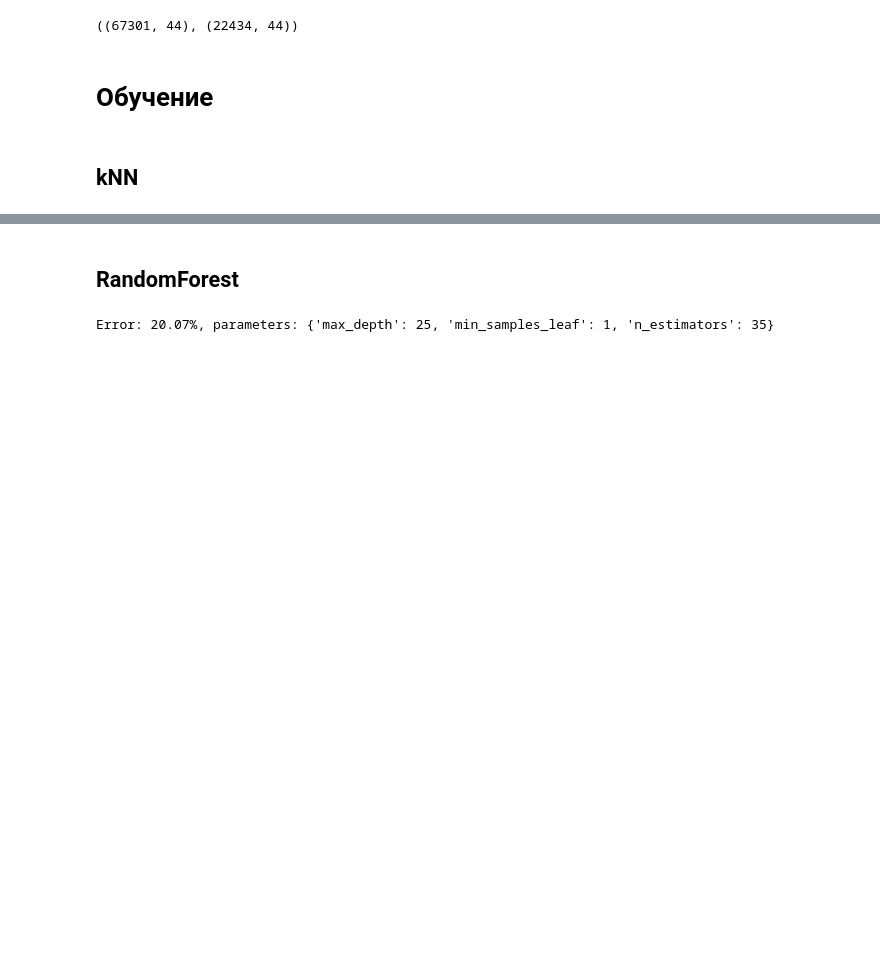
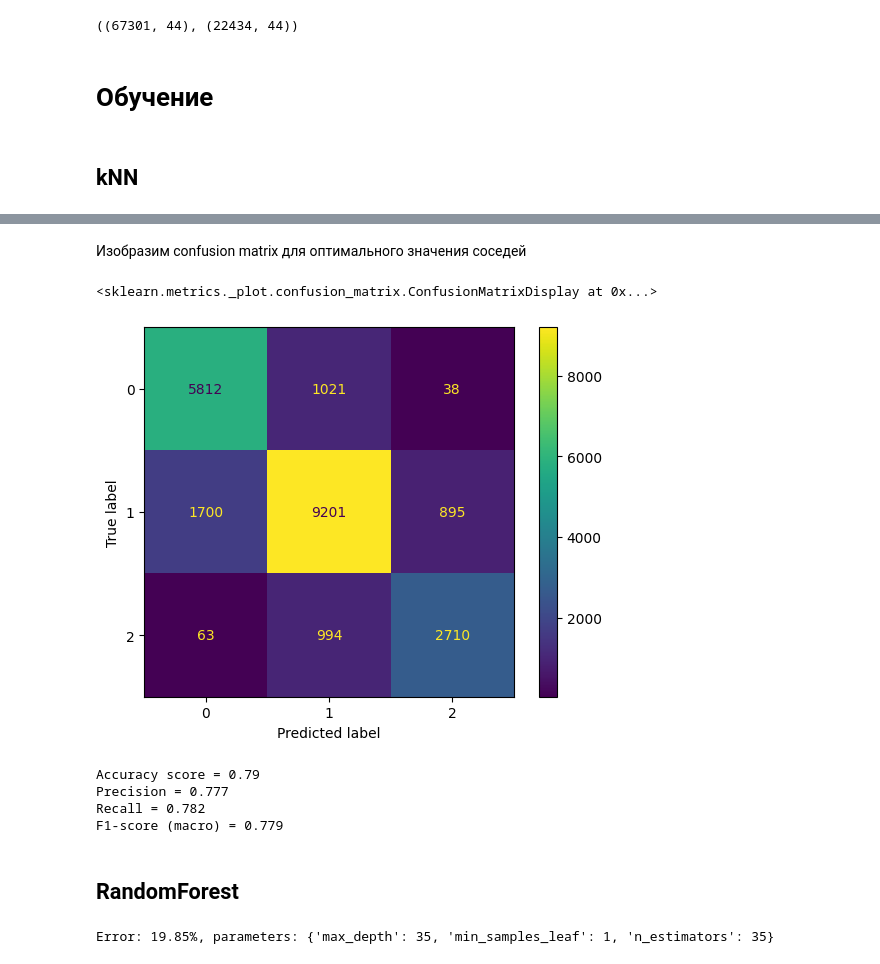
Before and after one commit to futind/Machine_Learning_Course, a Jupyter notebook: Homework.ipynb, the cells around one changed output, grey strips where cells are left out. Cells and saved outputs as stored; diff of their text form; code cells hidden in the pictures; blank space fills up the shorter version.

```diff
--- a/Homework.ipynb
+++ b/Homework.ipynb
@@ -1361,14 +1324,37 @@ plt.plot(num_neighbors, test_mistake)
+# %% [markdown]
+Изобразим confusion matrix для оптимального значения соседей
+# %%
+from sklearn.metrics import ConfusionMatrixDisplay
+CM = confusion_matrix(y_test, kNN_best_prediction, labels = kNN_model.classes_)
+display = ConfusionMatrixDisplay(confusion_matrix=CM, display_labels = kNN_model.classes_)
+display.plot()
+# %% [output]
+<sklearn.metrics._plot.confusion_matrix.ConfusionMatrixDisplay at 0x...>
+[figure, added]
+# %%
+from sklearn.metrics import f1_score
+from sklearn.metrics import precision_score
+from sklearn.metrics import recall_score
+print(f'Accuracy score = {accuracy_score(y_test, kNN_best_prediction).round(3)}')
+print(f'Precision (macro) = {precision_score(y_test, kNN_best_prediction, average = 'macro').round(3)}')
+print(f'Recall (macro) = {recall_score(y_test, kNN_best_prediction, average = 'macro').round(3)}')
+print(f'F1-score (macro) = {f1_score(y_test, kNN_best_prediction, average = 'macro').round(3)}')
+# %% [output]
+Accuracy score = 0.79
+Precision = 0.777
+Recall = 0.782
+F1-score (macro) = 0.779
 # %% [markdown]
 ## RandomForest
 # %%
-rf_param = {"n_estimators": [15, 20, 25, 30, 35],
-            "max_depth": [5, 10, 15, 20, 25],
-            "min_samples_leaf": [1, 2, 3, 4, 5]}
-rf = RandomForestClassifier()
-grid = GridSearchCV(rf, param_grid = rf_param, cv = 5)
-grid.fit(X_train, y_train)
-best_rf_err = 1 - grid.best_score_
-best_rf_param = grid.best_params_
-print("Error: {:.2f}%, parameters: {} ".format(100 * best_rf_err, best_rf_param))
+rfc_param = {"n_estimators": [5, 10, 15, 20, 25, 30, 35],
+            "max_depth": [5, 10, 15, 20, 25, 30, 35],
+            "min_samples_leaf": [1, 2, 3, 4, 5, 6 , 7]}
+rfc = RandomForestClassifier()
+rfc_grid = GridSearchCV(rfc, param_grid = rfc_param, cv = 5)
+rfc_grid.fit(X_train, y_train)
+best_rfc_err = 1 - rfc_grid.best_score_
+best_rfc_param = rfc_grid.best_params_
+print("Error: {:.2f}%, parameters: {} ".format(100 * best_rfc_err, best_rfc_param))
 # %% [output]
-Error: 20.07%, parameters: {'max_depth': 25, 'min_samples_leaf': 1, 'n_estimators': 35}
+Error: 19.85%, parameters: {'max_depth': 35, 'min_samples_leaf': 1, 'n_estimators': 35}
```
Also changed, not shown: parts of 57 cells of this notebook.
